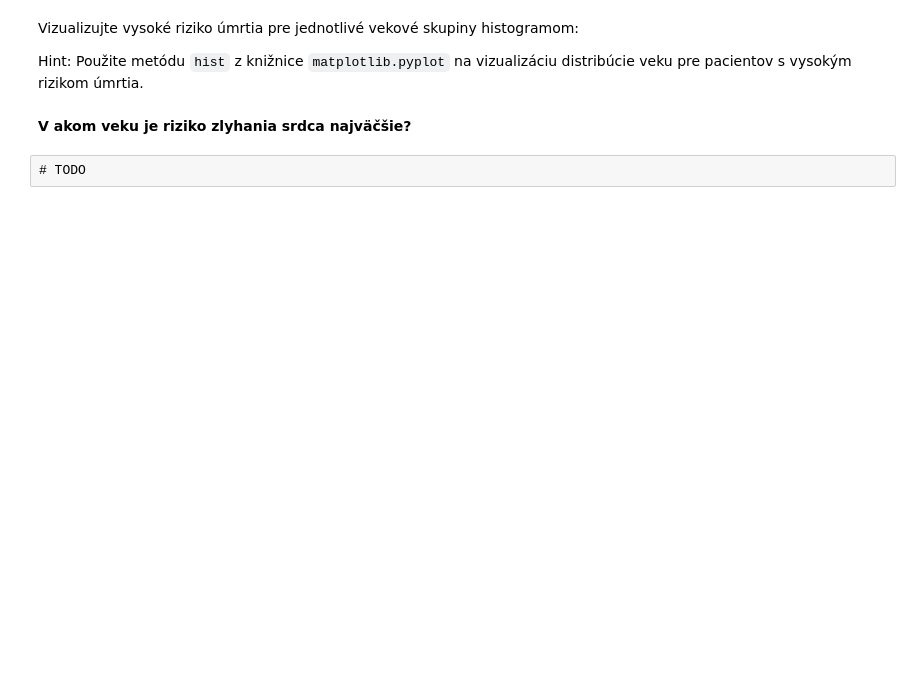
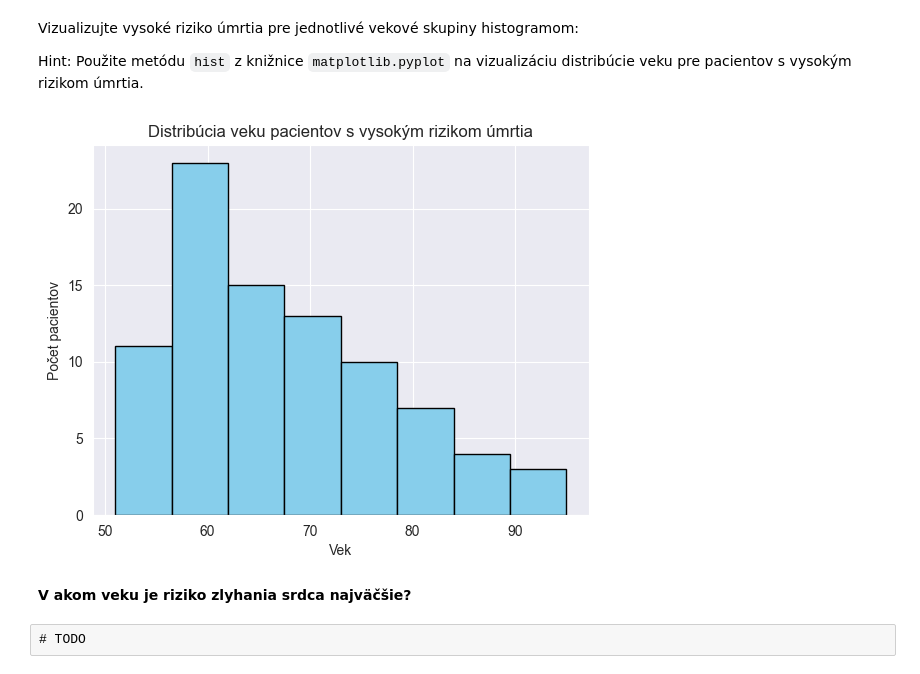
Before and after one commit to fri-linda/SSBU_25, a Jupyter notebook: cv4/CV4_2_Zadanie_1.ipynb, the cells around one changed output. Drawn from its saved outputs; the diff is of its cells as text; code cells hidden in the pictures; blank space fills up the shorter version.

```diff
--- a/cv4/CV4_2_Zadanie_1.ipynb
+++ b/cv4/CV4_2_Zadanie_1.ipynb
@@ -92,6 +258,15 @@ Vizualizujte vysoké riziko úmrtia pre jednotlivé vekové skupiny histogramom:
 Hint: Použite metódu `hist` z knižnice `matplotlib.pyplot` na vizualizáciu distribúcie veku pre pacientov s vysokým rizikom úmrtia.
 # %%
 # TODO
+import matplotlib.pyplot as plt
+high_risk = data_hw[data_hw['risk'] == 'High']
+plt.hist(high_risk['age'], bins= 'auto', color='skyblue', edgecolor='black')
+plt.title('Distribúcia veku pacientov s vysokým rizikom úmrtia')
+plt.xlabel('Vek')
+plt.ylabel('Počet pacientov')
+plt.show()
+# %% [output]
+[figure, added]
 # %% [markdown]
 **V akom veku je riziko zlyhania srdca najväčšie?**
 # %% [raw]
```
Also changed, not shown: parts of 17 cells of this notebook, 2 other files.
